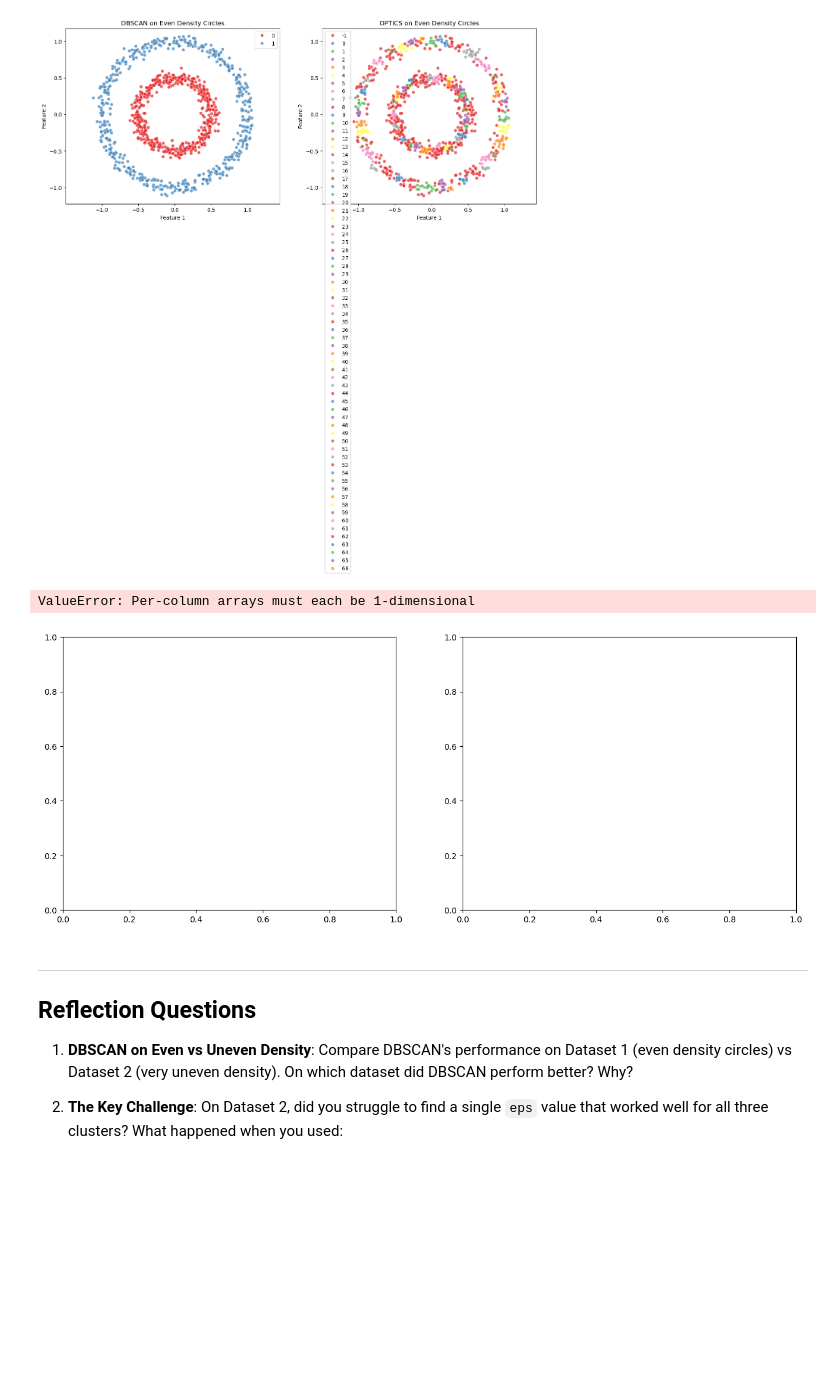
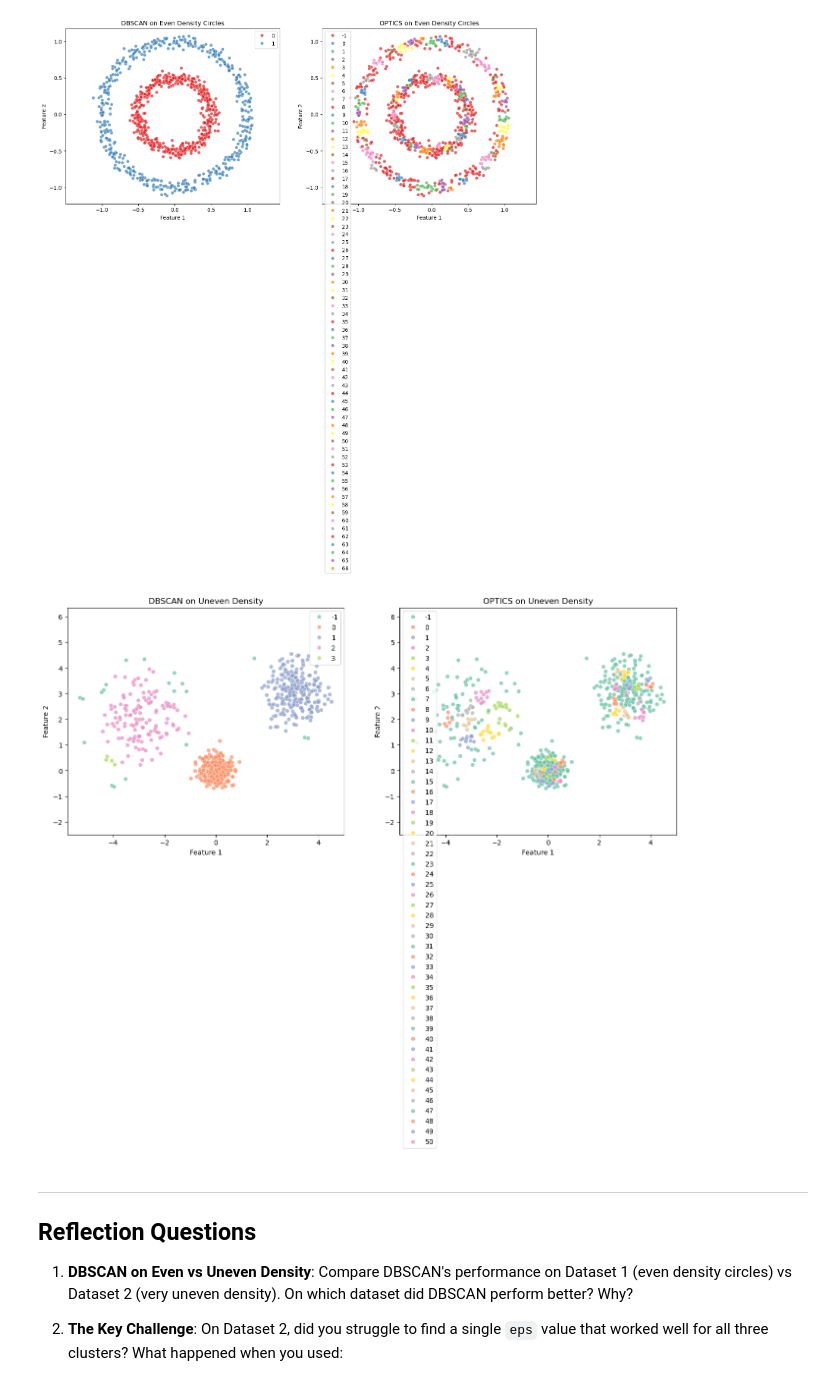
Before and after one commit to serge-hayrapetyan/bwsi-comp-problem-solving, a Jupyter notebook: mod6_unsupervised_learning/3_more_density_clustering.ipynb, the cells around one changed output. Cells and saved outputs as stored; diff of their text form; code cells hidden in the pictures; blank space fills up the shorter version.

```diff
--- a/mod6_unsupervised_learning/3_more_density_clustering.ipynb
+++ b/mod6_unsupervised_learning/3_more_density_clustering.ipynb
@@ -418,27 +418,26 @@ plt.show()
 # %%
 # Side-by-side comparison: Dataset 2 (Uneven Density)
 # YOUR CODE HERE (Uncomment and fill in the blanks)
 fig, axes = plt.subplots(1, 2, figsize=(16, 6))
 
 # # DBSCAN
-sns.scatterplot(x=X_uneven[[::, 0]], y=dbscan_uneven, hue=dbscan_uneven, palette='Set2', alpha=0.7, legend='full', ax=axes[0])
+sns.scatterplot(x=X_uneven[:, 0], y=X_uneven[:, 1], hue=labels_dbscan_uneven, palette='Set2', alpha=0.7, legend='full', ax=axes[0])
 axes[0].set_title(f'DBSCAN on Uneven Density')
 axes[0].set_xlabel('Feature 1')
 axes[0].set_ylabel('Feature 2')
 axes[0].axis('equal')
 
 # # OPTICS
-sns.scatterplot(x=X_uneven, y=optics_uneven, hue=optics_uneven, palette='Set2', alpha=0.7, legend='full', ax=axes[1])
+sns.scatterplot(x=X_uneven[:, 0], y=X_uneven[:, 1], hue=labels_optics_uneven, palette='Set2', alpha=0.7, legend='full', ax=axes[1])
 axes[1].set_title(f'OPTICS on Uneven Density')
 axes[1].set_xlabel('Feature 1')
 axes[1].set_ylabel('Feature 2')
 axes[1].axis('equal')
 
 plt.tight_layout()
 plt.show()
 # %% [output]
-ValueError: Per-column arrays must each be 1-dimensional
-[figure, old version]
+[figure, new version]
 # %% [markdown]
 ----
 
```
Also changed, not shown: parts of 1 cell of this notebook.
